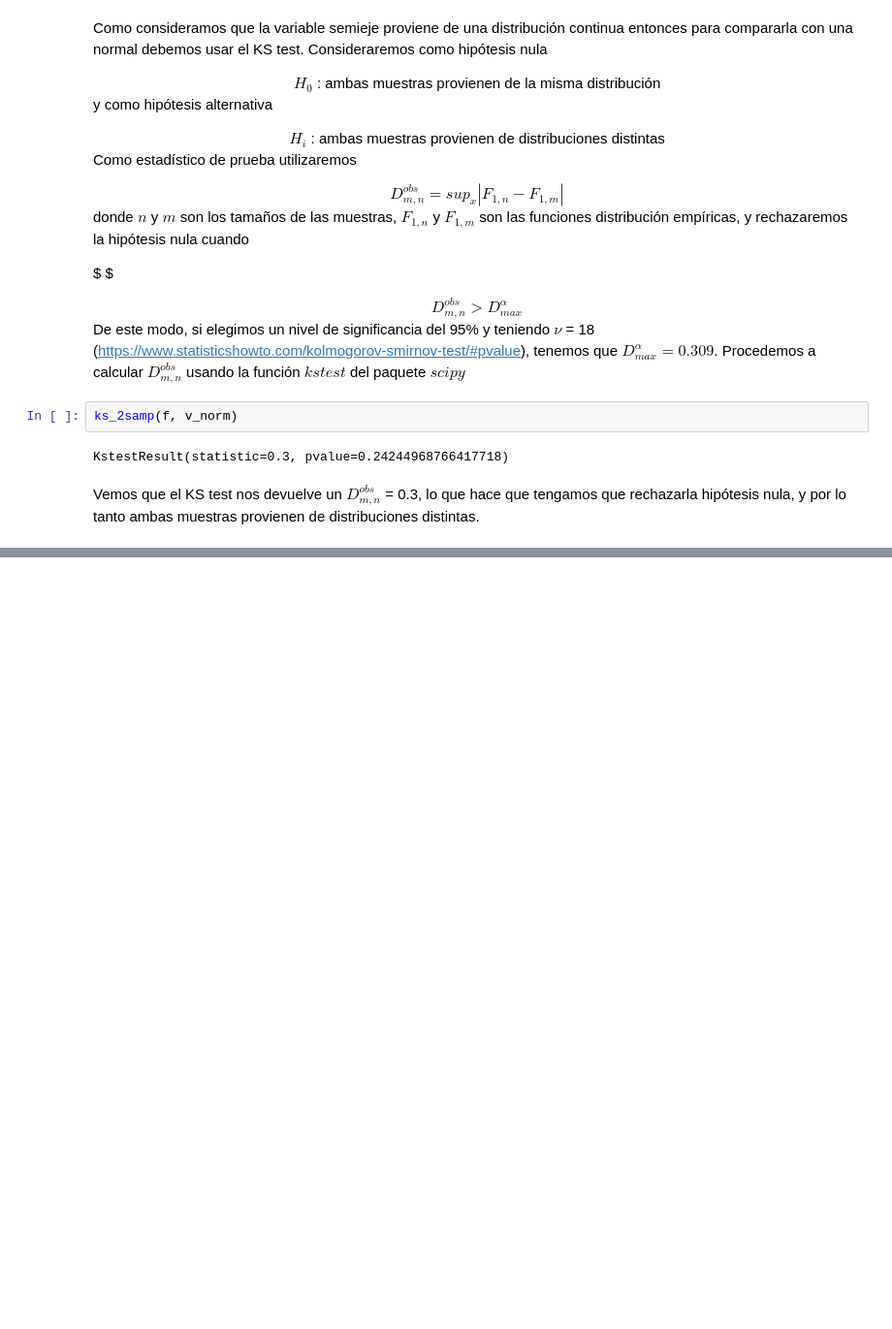
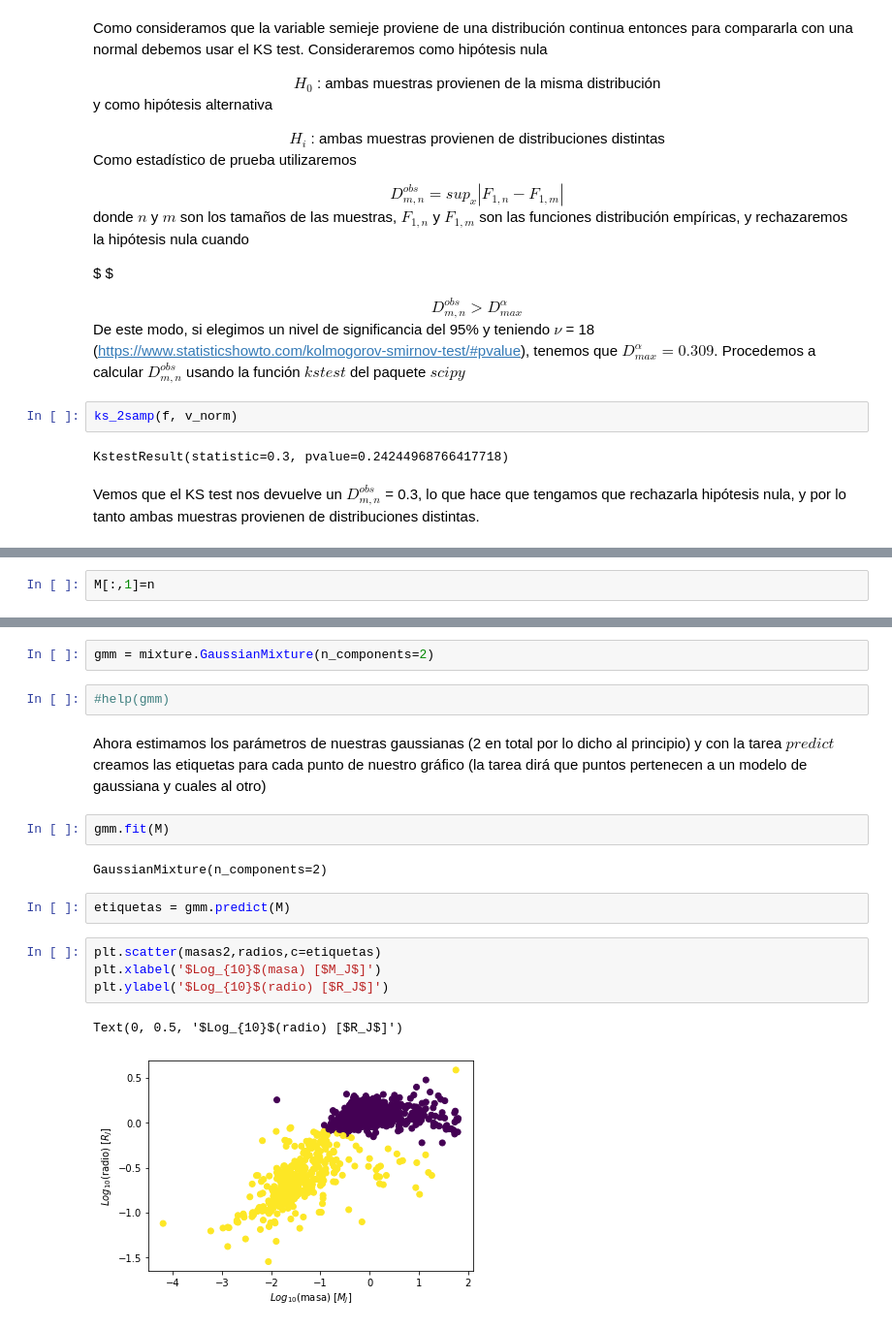
Before and after one commit to czuloaga/Astrometr-a-guia-3, a Jupyter notebook: Práctico 3 - Uso de Bases de Datos Astronómicas.ipynb, the cells around one changed output, grey strips where cells are left out. Shown at 97% size. Drawn from its saved outputs; the diff is of its cells as text; blank space fills up the shorter version.

```diff
--- a/Práctico 3 - Uso de Bases de Datos Astronómicas.ipynb
+++ b/Práctico 3 - Uso de Bases de Datos Astronómicas.ipynb
@@ -241,0 +274,2 @@ len(masas2)
+# %%
+M[:,1]=n
@@ -241,0 +290,19 @@ len(masas2)
+# %%
+gmm = mixture.GaussianMixture(n_components=2)
+# %%
+#help(gmm)
+# %% [markdown]
+Ahora estimamos los parámetros de nuestras gaussianas (2 en total por lo dicho al principio) y con la tarea $predict$ creamos las etiquetas para cada punto de nuestro gráfico (la tarea dirá que puntos pertenecen a un modelo de gaussiana y cuales al otro)
+# %%
+gmm.fit(M)
+# %% [output]
+GaussianMixture(n_components=2)
+# %%
+etiquetas = gmm.predict(M)
+# %%
+plt.scatter(masas2,radios,c=etiquetas)
+plt.xlabel('$Log_{10}$(masa) [$M_J$]')
+plt.ylabel('$Log_{10}$(radio) [$R_J$]')
+# %% [output]
+Text(0, 0.5, '$Log_{10}$(radio) [$R_J$]')
+[figure, added]
```
Also changed, not shown: parts of 30 cells of this notebook.
